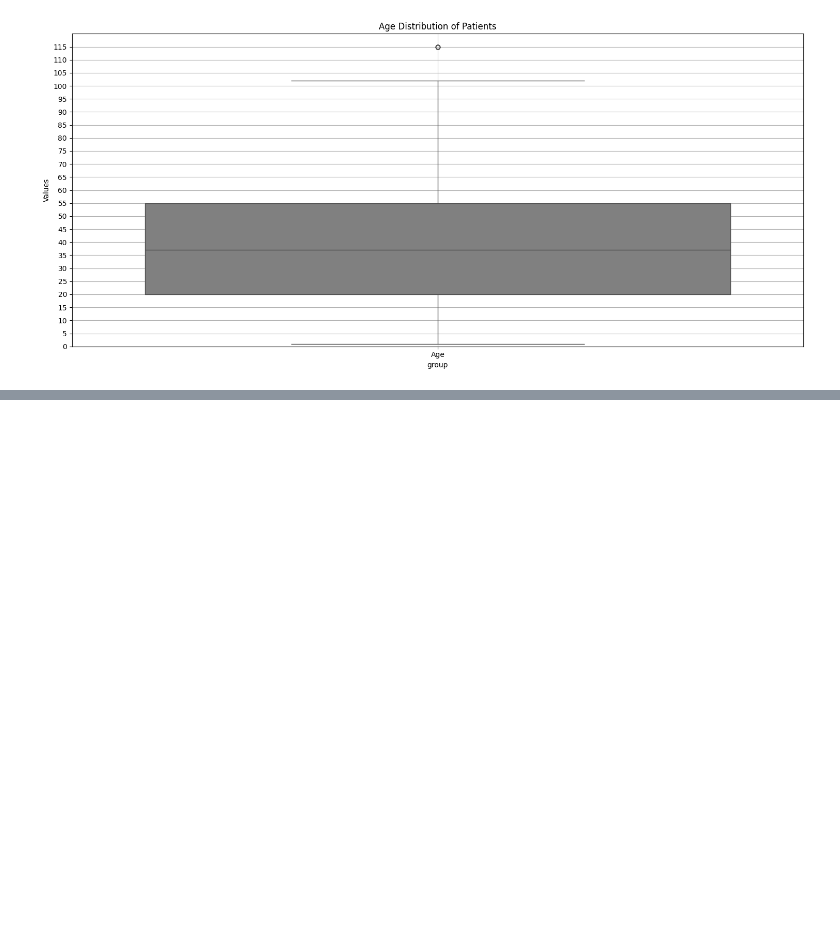
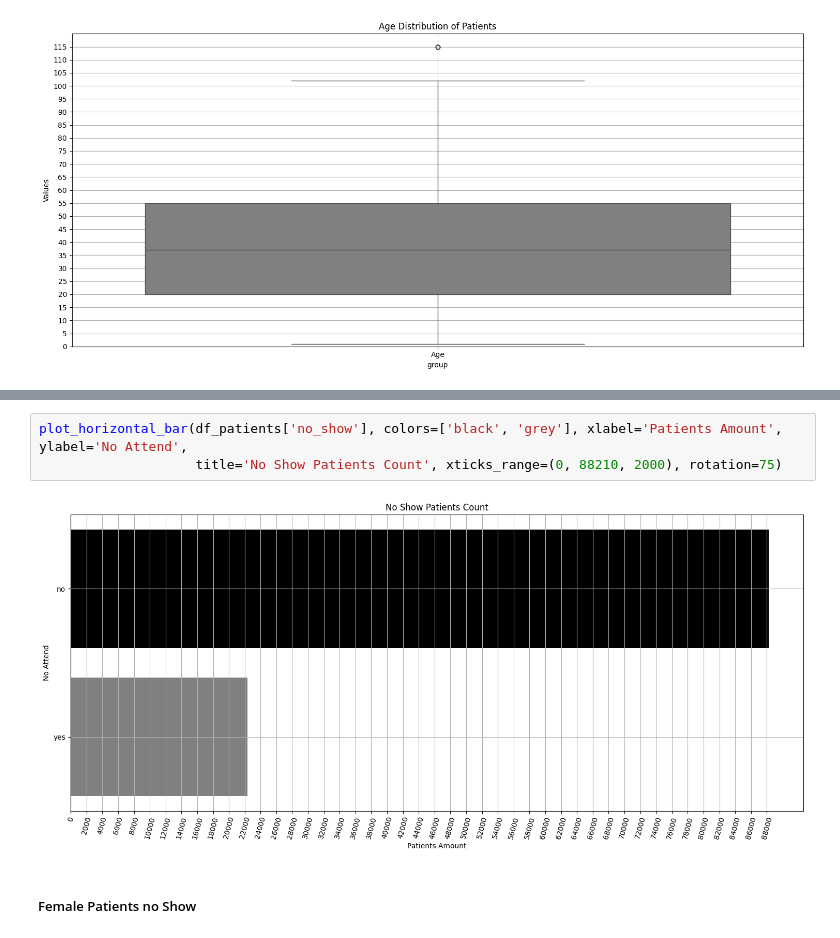
Before and after one commit to LuisPastranaLemus/Data-Driven-Insights-on-Patient-No-Shows, a Jupyter notebook: notebooks/01-eda.ipynb, the cells around one changed output, grey strips where cells are left out. Saved outputs shown, nothing was run; the diff lists cells and outputs as text; blank space fills up the shorter version.

```diff
--- a/notebooks/01-eda.ipynb
+++ b/notebooks/01-eda.ipynb
@@ -115,0 +208,7 @@ plot_frequency_density(df_patients['age'], bins=np.arange(0, 120, 2), color='gre
+# %%
+plot_horizontal_bar(df_patients['no_show'], colors=['black', 'grey'], xlabel='Patients Amount', ylabel='No Attend',
+                    title='No Show Patients Count', xticks_range=(0, 88210, 2000), rotation=75)
+# %% [output]
+[figure, added]
+# %% [markdown]
+##### Female Patients no Show
```
Also changed, not shown: parts of 18 cells of this notebook, 3 other files.
